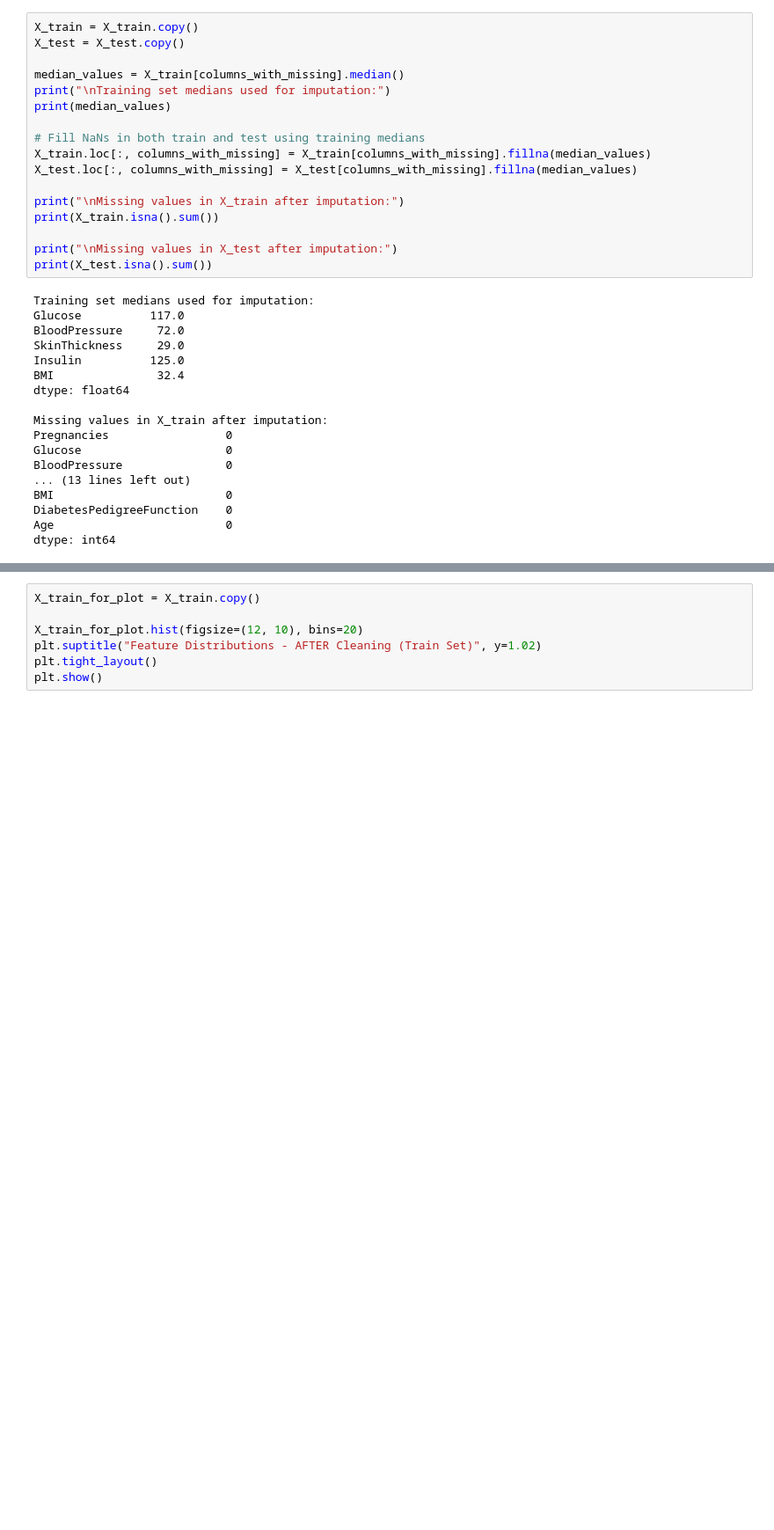
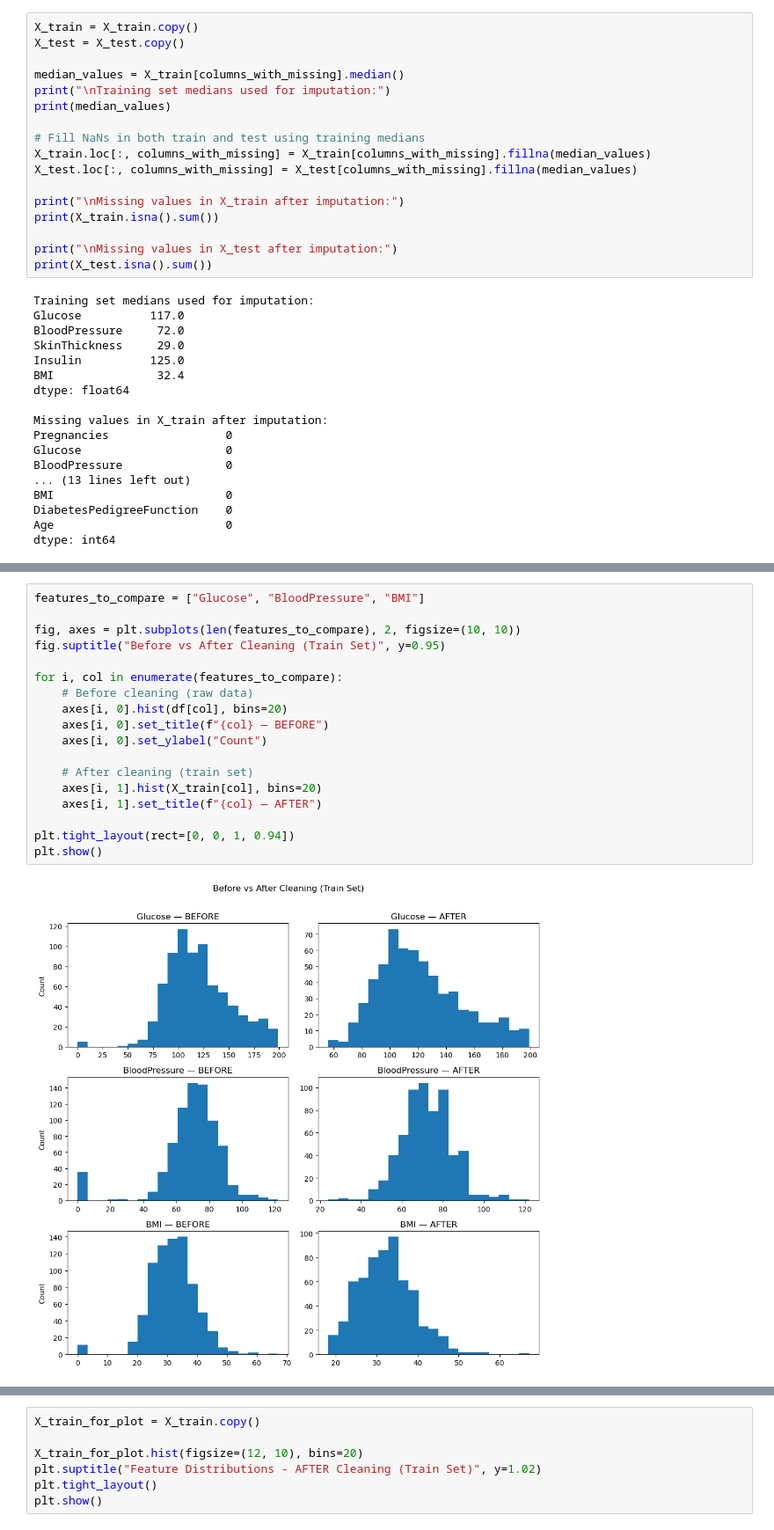
Before and after one commit to rytgo/CS171-PROJECT, a Jupyter notebook: ryan_data/PinaNotebook.ipynb, the cells around one changed output, grey strips where cells are left out. Shown at 88% size. Cells and saved outputs as stored; diff of their text form; blank space fills up the shorter version.

```diff
--- a/Pina.ipynb
+++ b/ryan_data/PinaNotebook.ipynb
@@ -187,0 +287,20 @@ dtype: int64
+# %%
+features_to_compare = ["Glucose", "BloodPressure", "BMI"]
+
+fig, axes = plt.subplots(len(features_to_compare), 2, figsize=(10, 10))
+fig.suptitle("Before vs After Cleaning (Train Set)", y=0.95)
+
+for i, col in enumerate(features_to_compare):
+    # Before cleaning (raw data)
+    axes[i, 0].hist(df[col], bins=20)
+    axes[i, 0].set_title(f"{col} — BEFORE")
+    axes[i, 0].set_ylabel("Count")
+
+    # After cleaning (train set)
+    axes[i, 1].hist(X_train[col], bins=20)
+    axes[i, 1].set_title(f"{col} — AFTER")
+
+plt.tight_layout(rect=[0, 0, 1, 0.94])
+plt.show()
+# %% [output]
+[figure, added]
```
Also changed, not shown: parts of 20 cells of this notebook, 8 other files.
